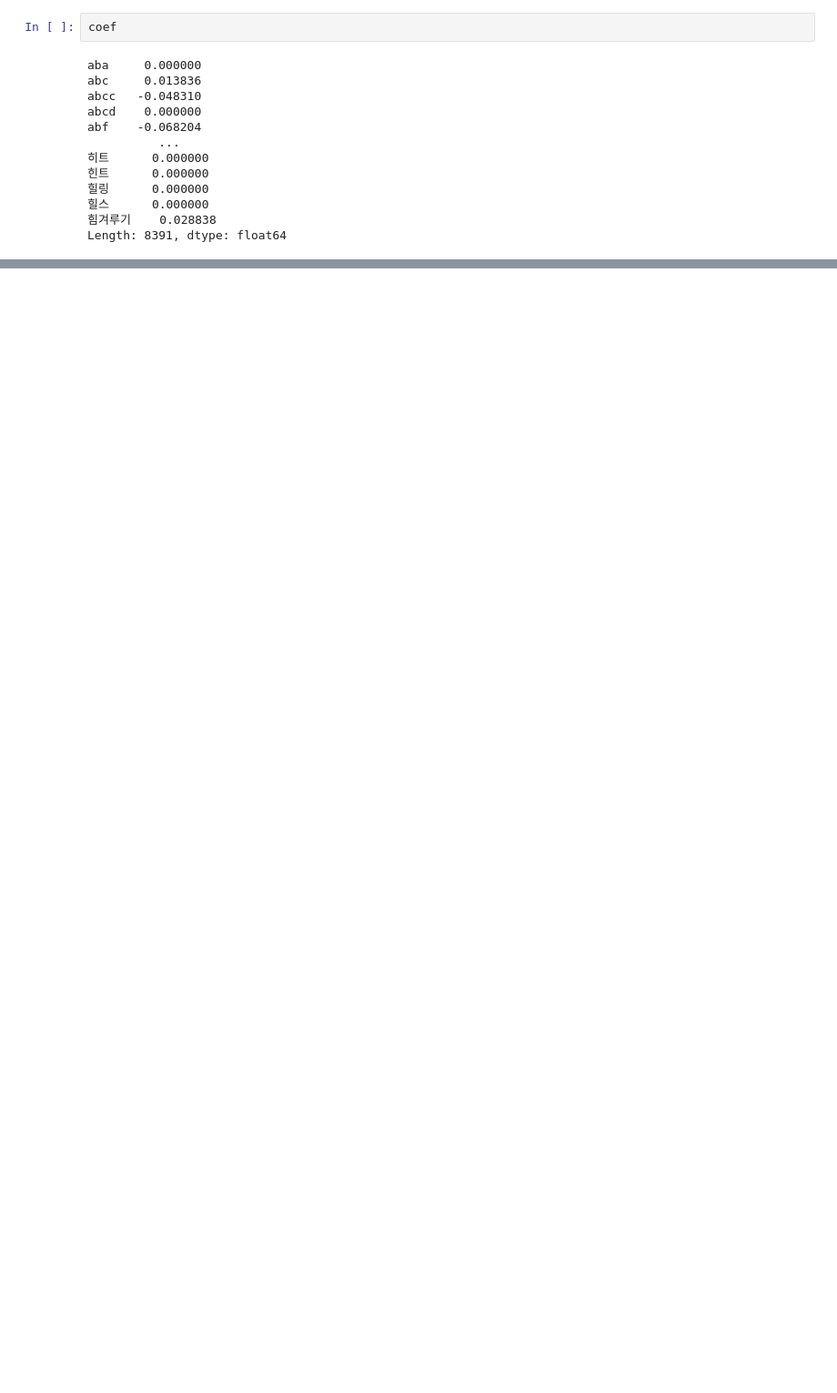
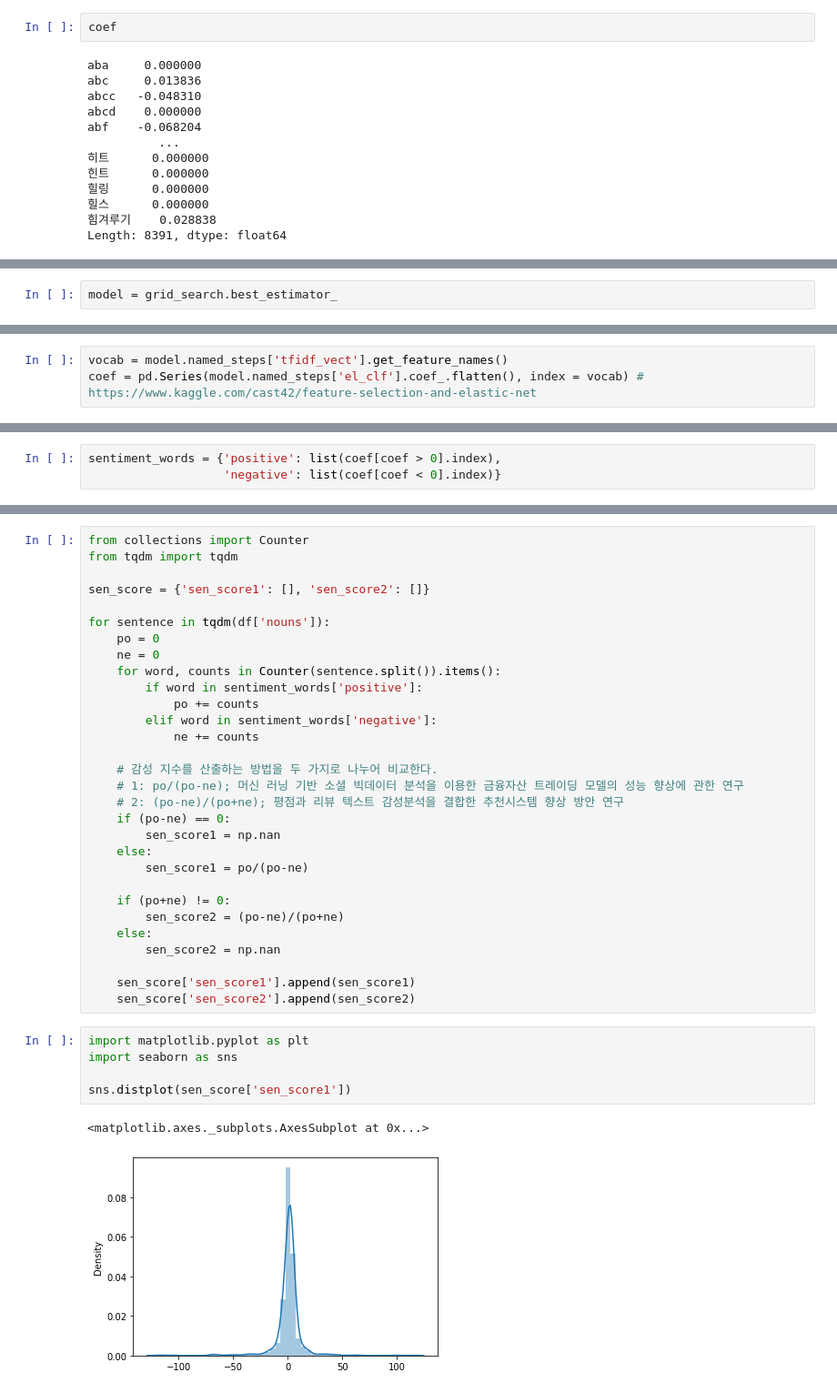
Before and after one commit to jej0312/bitcoin_volatility, a Jupyter notebook: Text_preprocessing.ipynb, the cells around one changed output, grey strips where cells are left out. Shown: that part at 91% size. Cells and saved outputs as stored; diff of their text form; blank space fills up the shorter version.

```diff
--- a/Text_preprocessing.ipynb
+++ b/Text_preprocessing.ipynb
@@ -1000,0 +1136,2 @@ df.to_csv('text_preprocessed.csv', index=False)
+# %%
+model = grid_search.best_estimator_
@@ -1000,0 +1164,3 @@ df.to_csv('text_preprocessed.csv', index=False)
+# %%
+vocab = model.named_steps['tfidf_vect'].get_feature_names()
+coef = pd.Series(model.named_steps['el_clf'].coef_.flatten(), index = vocab) # https://www.kaggle.com/cast42/feature-selection-and-elastic-net
@@ -1000,0 +1186,3 @@ df.to_csv('text_preprocessed.csv', index=False)
+# %%
+sentiment_words = {'positive': list(coef[coef > 0].index),
+                   'negative': list(coef[coef < 0].index)}
@@ -1000,0 +1194,38 @@ df.to_csv('text_preprocessed.csv', index=False)
+# %%
+from collections import Counter
+from tqdm import tqdm
+
+sen_score = {'sen_score1': [], 'sen_score2': []}
+
+for sentence in tqdm(df['nouns']):
+    po = 0
+    ne = 0
+    for word, counts in Counter(sentence.split()).items():
+        if word in sentiment_words['positive']:
+            po += counts
+        elif word in sentiment_words['negative']:
+            ne += counts
+
+    # 감성 지수를 산출하는 방법을 두 가지로 나누어 비교한다.
+    # 1: po/(po-ne); 머신 러닝 기반 소셜 빅데이터 분석을 이용한 금융자산 트레이딩 모델의 성능 향상에 관한 연구
+    # 2: (po-ne)/(po+ne); 평점과 리뷰 텍스트 감성분석을 결합한 추천시스템 향상 방안 연구
+    if (po-ne) == 0:
+        sen_score1 = np.nan
+    else:
+        sen_score1 = po/(po-ne)
+
+    if (po+ne) != 0:
+        sen_score2 = (po-ne)/(po+ne)
+    else:
+        sen_score2 = np.nan
+
+    sen_score['sen_score1'].append(sen_score1)
+    sen_score['sen_score2'].append(sen_score2)
+# %%
+import matplotlib.pyplot as plt
+import seaborn as sns
+
+sns.distplot(sen_score['sen_score1'])
+# %% [output]
+<matplotlib.axes._subplots.AxesSubplot at 0x...>
+[figure, added]
```
Also changed, not shown: parts of 73 cells of this notebook.
